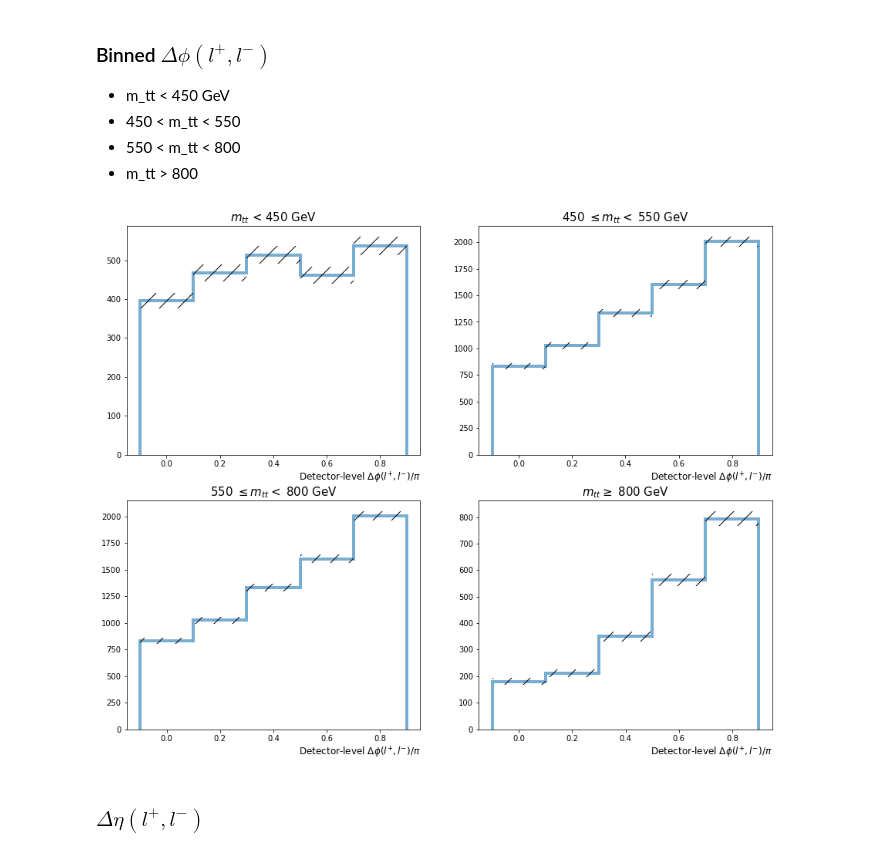
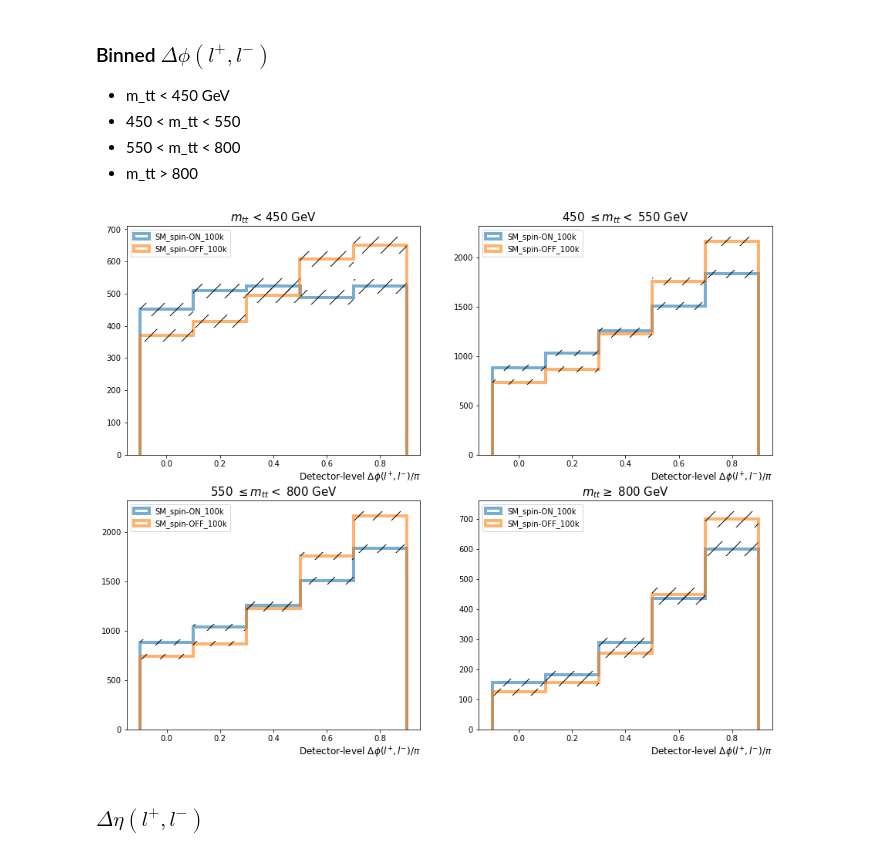
Before and after one commit to cmpatino/optimal-observables, a Jupyter notebook: consistency_checks/Observables.ipynb, the cells around one changed output. Saved outputs shown, nothing was run; the diff lists cells and outputs as text; code cells hidden in the pictures.

```diff
--- a/consistency_checks/Observables.ipynb
+++ b/consistency_checks/Observables.ipynb
@@ -29,6 +34,8 @@ arrays = {name: np.concatenate(batches, axis=0) for name, batches in batches.ite
 + 550 < m_tt < 800
 + m_tt > 800
 # %%
-phi_l_t = phi(arrays["p_l_t"])
-phi_l_tbar = phi(arrays["p_l_tbar"])
-dPhi_ll = normalize_dPhi(phi_l_tbar - phi_l_t).reshape(-1, 1)
+dPhi_ll = dict()
+for name, reco in recos.items():
+    phi_l_t = phi(reco["p_l_t"])
+    phi_l_tbar = phi(reco["p_l_tbar"])
+    dPhi_ll[name] = normalize_dPhi(phi_l_tbar - phi_l_t).reshape(-1, 1)
@@ -62,0 +57,4 @@ ax.set_xlabel(
+# %%
+m_tt = dict()
+for name, reco in recos.items():
+    m_tt[name] = mass(reco["p_top"]) + mass(reco["p_tbar"])
@@ -68,34 +79,36 @@ ax.set_xlabel(
 + 550 < m_tt < 800
 + m_tt > 800
 # %%
-masks = {
-    "x<450": m_tt < 450,
-    "450<x<550": (450 <= m_tt) + (m_tt < 550),
-    "550<x<800": (550 <= m_tt) + (m_tt < 800),
-    "x>800": m_tt > 800
-}
-
 titles = {
     "x<450": u"$m_{tt}$ < 450 GeV",
     "450<x<550": u"450 $\leq m_{tt} <$ 550 GeV",
     "550<x<800": u"550 $\leq m_{tt} <$ 800 GeV",
     "x>800": u"$m_{tt} \geq$ 800 GeV"
 }
 
 fig, ax = plt.subplots(nrows=2, ncols=2, figsize=(15, 12))
 fig.set_facecolor("white")
-for idx, (name, mask) in enumerate(masks.items()):
-    x = idx // 2
-    y = idx % 2
-    ax[x, y] = histos.hist_var(dPhi_ll[mask] / np.pi, ax=ax[x, y], bins=5)
-    ax[x, y].set_xlabel(
-        u"Detector-level $\Delta\phi(l^{+}, l^{-})/\pi$",
-        fontsize=12,
-        horizontalalignment='right',
-        x=1.0
-    )
-    ax[x, y].set_title(titles[name], fontsize=15)
+
+for name, m_tt_vals in m_tt.items():
+    masks = {
+        "x<450": m_tt_vals < 450,
+        "450<x<550": (450 <= m_tt_vals) + (m_tt_vals < 550),
+        "550<x<800": (550 <= m_tt_vals) + (m_tt_vals < 800),
+        "x>800": m_tt_vals > 800
+    }
+    for idx, (bin_name, mask) in enumerate(masks.items()):
+        x = idx // 2
+        y = idx % 2
+        ax[x, y] = histos.hist_var(dPhi_ll[name][mask] / np.pi, ax=ax[x, y], bins=5, label=name)
+        ax[x, y].set_xlabel(
+            u"Detector-level $\Delta\phi(l^{+}, l^{-})/\pi$",
+            fontsize=12,
+            horizontalalignment='right',
+            x=1.0
+        )
+        ax[x, y].set_title(titles[bin_name], fontsize=15)
+        ax[x, y].legend()
 # %% [output]
-[figure, old version]
+[figure, new version]
 # %% [markdown]
 ### $\Delta \eta(l^{+}, l^{-})$
```
Also changed, not shown: parts of 12 cells of this notebook.
